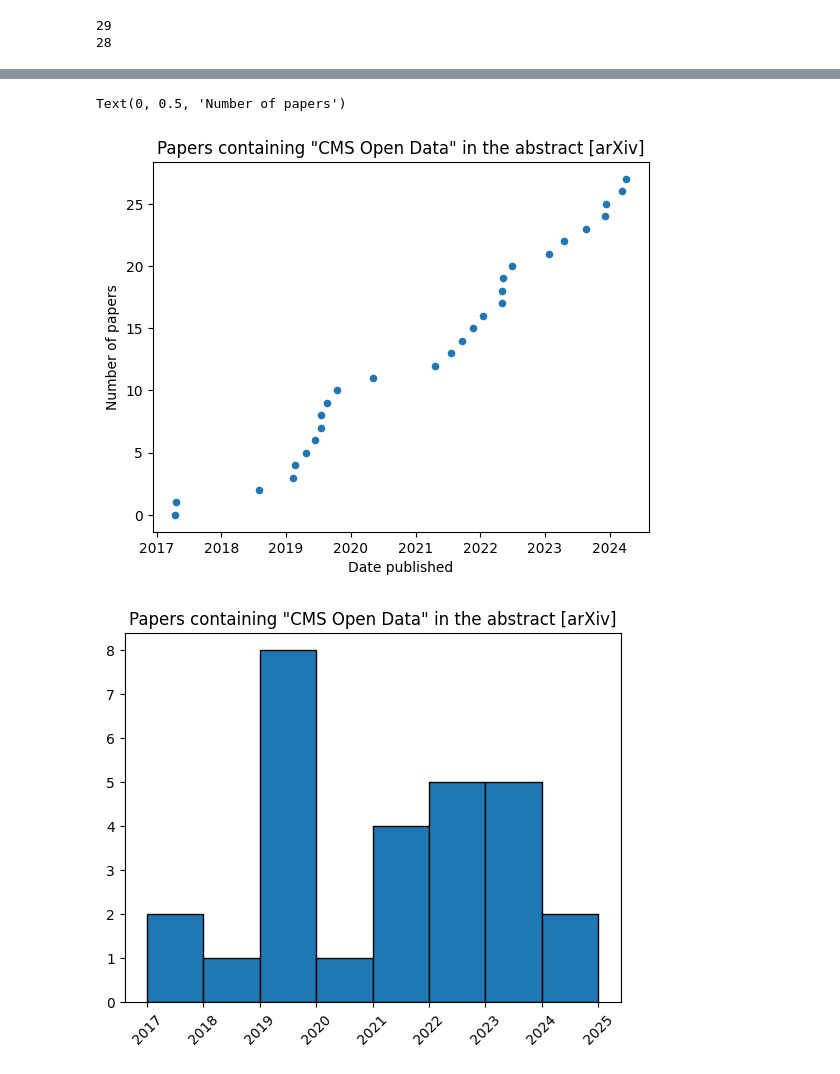
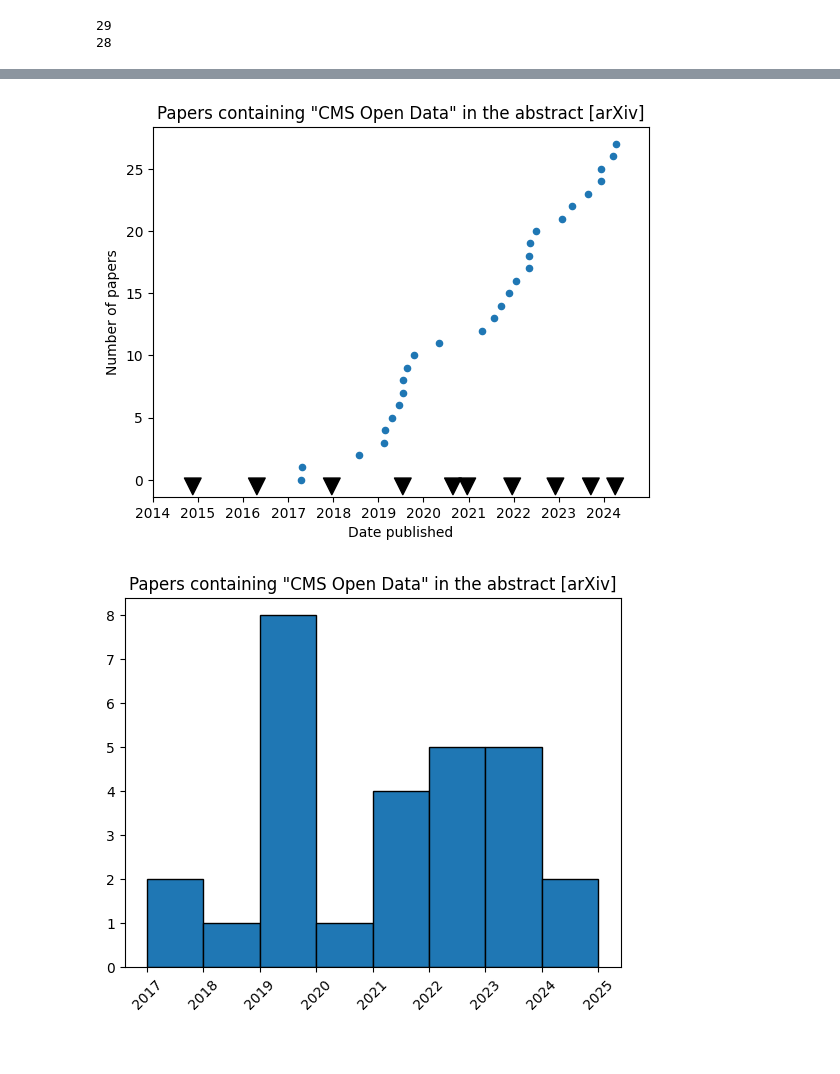
Before and after one commit to cms-dpoa/data-usage, a Jupyter notebook: publications.ipynb, the cells around one changed output, grey strips where cells are left out. Drawn from its saved outputs; the diff is of its cells as text; code cells hidden in the pictures.

```diff
--- a/publications.ipynb
+++ b/publications.ipynb
@@ -159,4 +234,20 @@ idf.tail()
 # %%
+def add_release_dates(ax):
+
+    ax.set_xlim([dt.date(2014, 1, 1), dt.date(2024, 12, 31)])
+
+    for dr in data_releases:
+
+        date = dt.datetime.strptime(dr, '%Y-%m-%d').date()
+
+        ax.annotate(
+            "",
+            xy=(date, -3),
+            xytext=(date, -2),
+            arrowprops=dict(facecolor='black', shrink=0.01),
+        )
+
+
 ax = idf.plot(
     kind='scatter',
     x='date',
@@ -166,4 +257,6 @@ ax = idf.plot(
 
 ax.set_xlabel('Date published')
 ax.set_ylabel('Number of papers')
+
+add_release_dates(ax)
 # %% [output]
@@ -210,18 +342,34 @@ adf.tail()
 | 26 | 26 | This note summarizes the lectures... | [Konstantinos Theofilatos] | 2024-03-13 | http://arxiv.org/abs/2403.08907v1 | The terascale tutorial | http://arxiv.org/abs/2403.08907v1 | [] |
 | 27 | 27 | This study presents a novel metho... | [Olga Sunneborn Gudnadottir, Axel... | 2024-04-05 | http://arxiv.org/abs/2404.04138v1 | Sparks in the Dark | http://arxiv.org/abs/2404.04138v1 | [] |
 # %%
+def add_release_dates(ax):
+
+    ax.set_xlim([dt.date(2014, 1, 1), dt.date(2024, 12, 31)])
+
+    for dr in data_releases:
+
+        date = dt.datetime.strptime(dr, '%Y-%m-%d').date()
+
+        ax.annotate(
+            "",
+            xy=(date, -1.2),
+            xytext=(date, 0),
+            arrowprops=dict(facecolor='black', shrink=0.01),
+        )
+
 ax = adf.plot(
     kind='scatter',
     x='date',
     y='index',
     title='Papers containing "CMS Open Data" in the abstract [arXiv]'
 )
 
 ax.set_xlabel('Date published')
 ax.set_ylabel('Number of papers')
+
+add_release_dates(ax)
 # %% [output]
-Text(0, 0.5, 'Number of papers')
-[figure, old version]
+[figure, new version]
 # %%
 make_histogram(
     adf,
```
Also changed, not shown: parts of 16 cells of this notebook, 2 other files.
